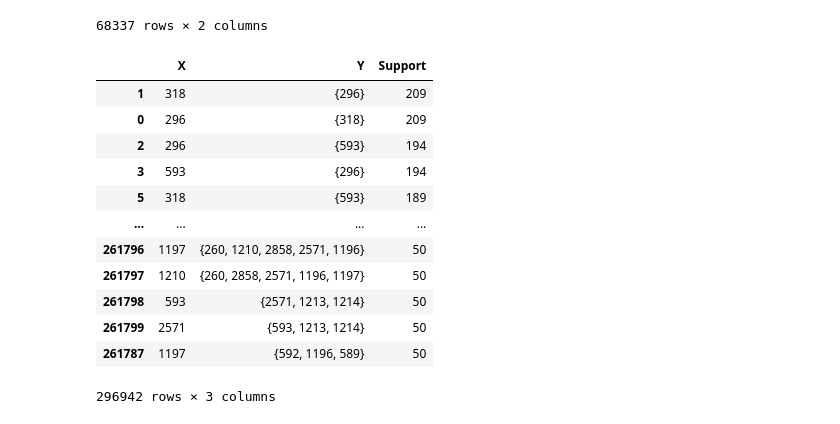
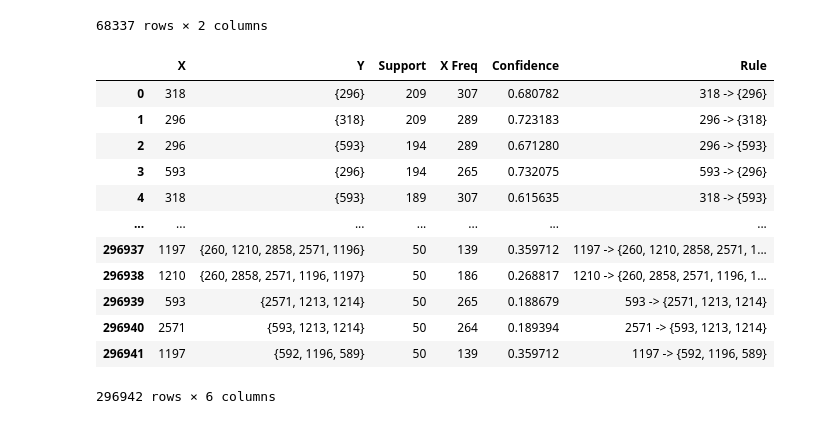
Before and after one commit to Data-Analytics-IIITH/A3, a Jupyter notebook: 3_recommender.ipynb, the cells around one changed output. Saved outputs shown, nothing was run; the diff lists cells and outputs as text; code cells hidden in the pictures.

```diff
--- a/3_recommender.ipynb
+++ b/3_recommender.ipynb
@@ -467,29 +467,43 @@ patterns
 # %%
 association_df = []
 
 for id, row in patterns.iterrows():
   support, movies = row
   if(len(movies) > 1):
     for mv in movies:
       X = mv
       Y = movies.copy()
       Y.discard(X)
       association_df.append([X, Y, support])
 
 association_df = pd.DataFrame(association_df, columns=['X', 'Y', 'Support'])
 association_df = association_df.sort_values(by=['Support'], ascending=False)
+
+freq_1_df['X Freq'] = freq_1_df['Support']
+freq_1_df['X'] = freq_1_df['mId']
+freq_1_df.drop(columns=['mId', 'Support'], axis=1,inplace=True)
+
+association_df = pd.merge(association_df, freq_1_df, on='X', how='left')
+association_df['Confidence'] = association_df['Support']/association_df['X Freq']
+association_df = association_df[association_df['Confidence'] >= min_conf]
+
+association_df['Y_formatted'] = association_df['Y'].apply(lambda y: str(y))
+association_df['Rule'] = association_df['X'].astype(str) + ' -> ' + association_df['Y_formatted']
+
+association_df = association_df.drop(columns=['Y_formatted'], axis=1)
+
 association_df
 # %% [output]
-|  | X | Y | Support |
-| 1 | 318 | {296} | 209 |
-| 0 | 296 | {318} | 209 |
-| 2 | 296 | {593} | 194 |
-| 3 | 593 | {296} | 194 |
-| 5 | 318 | {593} | 189 |
-| ... | ... | ... | ... |
-| 261796 | 1197 | {260, 1210, 2858, 2571, 1196} | 50 |
-| 261797 | 1210 | {260, 2858, 2571, 1196, 1197} | 50 |
-| 261798 | 593 | {2571, 1213, 1214} | 50 |
-| 261799 | 2571 | {593, 1213, 1214} | 50 |
-| 261787 | 1197 | {592, 1196, 589} | 50 |
+|  | X | Y | Support | X Freq | Confidence | Rule |
+| 0 | 318 | {296} | 209 | 307 | 0.680782 | 318 -> {296} |
+| 1 | 296 | {318} | 209 | 289 | 0.723183 | 296 -> {318} |
+| 2 | 296 | {593} | 194 | 289 | 0.671280 | 296 -> {593} |
+| 3 | 593 | {296} | 194 | 265 | 0.732075 | 593 -> {296} |
+| 4 | 318 | {593} | 189 | 307 | 0.615635 | 318 -> {593} |
+| ... | ... | ... | ... | ... | ... | ... |
+| 296937 | 1197 | {260, 1210, 2858, 2571, 1196} | 50 | 139 | 0.359712 | 1197 -> {260, 1210, 2858, 2571, 1... |
+| 296938 | 1210 | {260, 2858, 2571, 1196, 1197} | 50 | 186 | 0.268817 | 1210 -> {260, 2858, 2571, 1196, 1... |
+| 296939 | 593 | {2571, 1213, 1214} | 50 | 265 | 0.188679 | 593 -> {2571, 1213, 1214} |
+| 296940 | 2571 | {593, 1213, 1214} | 50 | 264 | 0.189394 | 2571 -> {593, 1213, 1214} |
+| 296941 | 1197 | {592, 1196, 589} | 50 | 139 | 0.359712 | 1197 -> {592, 1196, 589} |
-296942 rows × 3 columns
+296942 rows × 6 columns
```
Also changed, not shown: parts of 7 cells of this notebook, 5 other files.
